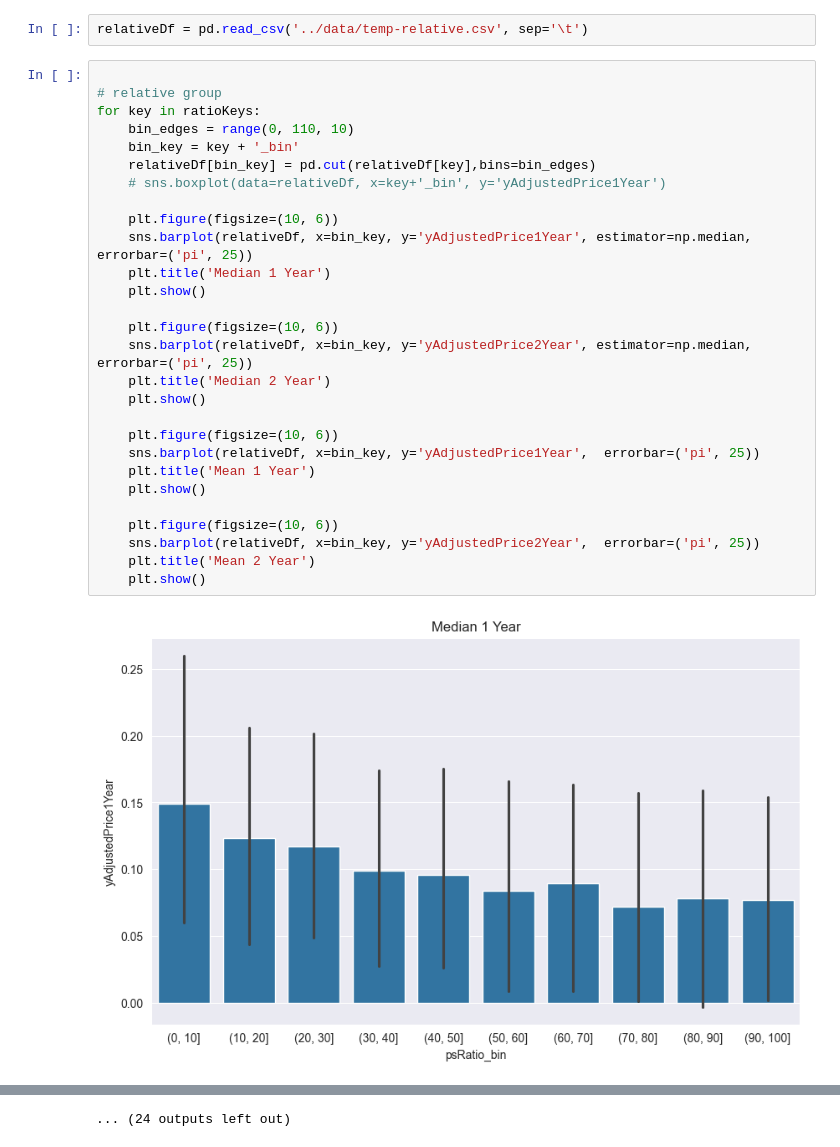
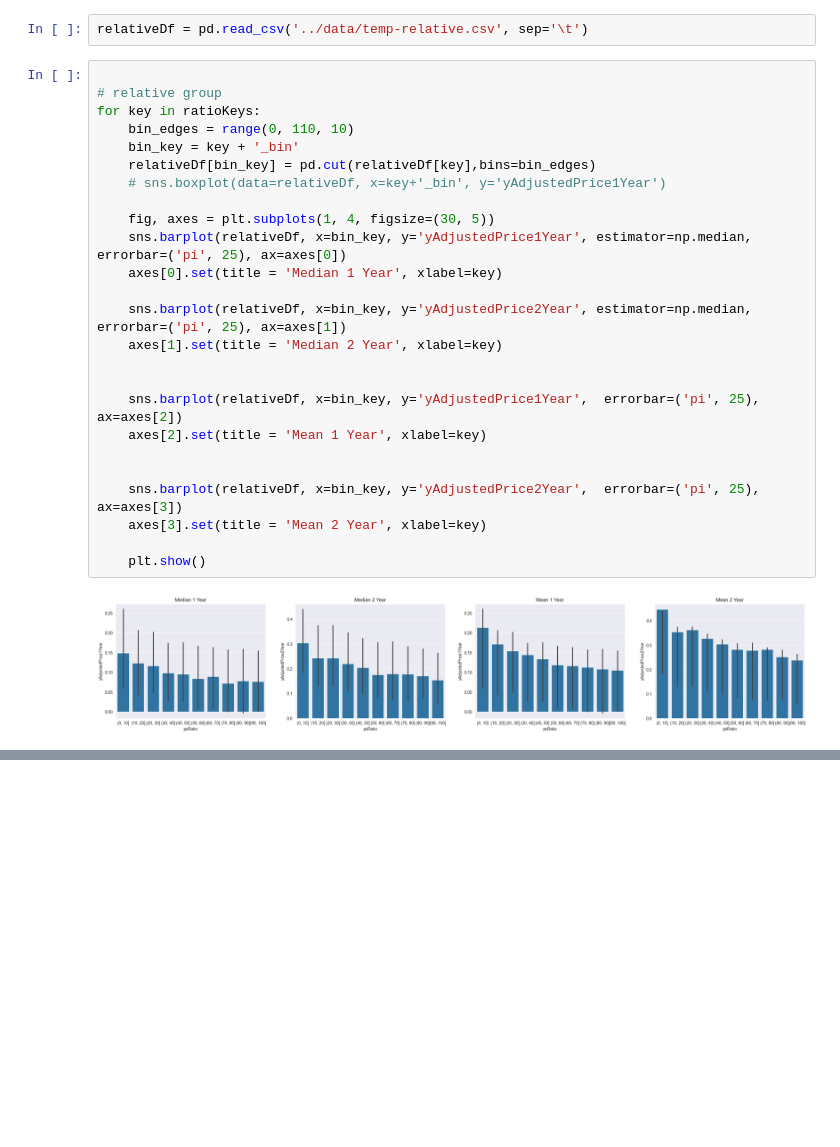
Before and after one commit to danielPaszek/masters-thesis-stocks, a Jupyter notebook: notebooks/drawing_with_relative.ipynb, the cells around one changed output, grey strips where cells are left out. Drawn from its saved outputs; the diff is of its cells as text; blank space fills up the shorter version.

Commit message:
more charts

```diff
--- a/notebooks/drawing_with_relative.ipynb
+++ b/notebooks/drawing_with_relative.ipynb
@@ -13,30 +13,27 @@ relativeDf = pd.read_csv('../data/temp-relative.csv', sep='\t')
 # %%
 
 # relative group
 for key in ratioKeys:
     bin_edges = range(0, 110, 10)
     bin_key = key + '_bin'
     relativeDf[bin_key] = pd.cut(relativeDf[key],bins=bin_edges)
     # sns.boxplot(data=relativeDf, x=key+'_bin', y='yAdjustedPrice1Year')
 
-    plt.figure(figsize=(10, 6))
-    sns.barplot(relativeDf, x=bin_key, y='yAdjustedPrice1Year', estimator=np.median, errorbar=('pi', 25))
-    plt.title('Median 1 Year')
+    fig, axes = plt.subplots(1, 4, figsize=(30, 5))
+    sns.barplot(relativeDf, x=bin_key, y='yAdjustedPrice1Year', estimator=np.median, errorbar=('pi', 25), ax=axes[0])
+    axes[0].set(title = 'Median 1 Year', xlabel=key)
+
+    sns.barplot(relativeDf, x=bin_key, y='yAdjustedPrice2Year', estimator=np.median, errorbar=('pi', 25), ax=axes[1])
+    axes[1].set(title = 'Median 2 Year', xlabel=key)
+
+
+    sns.barplot(relativeDf, x=bin_key, y='yAdjustedPrice1Year',  errorbar=('pi', 25), ax=axes[2])
+    axes[2].set(title = 'Mean 1 Year', xlabel=key)
+
+
+    sns.barplot(relativeDf, x=bin_key, y='yAdjustedPrice2Year',  errorbar=('pi', 25), ax=axes[3])
+    axes[3].set(title = 'Mean 2 Year', xlabel=key)
+
     plt.show()
-
-    plt.figure(figsize=(10, 6))
-    sns.barplot(relativeDf, x=bin_key, y='yAdjustedPrice2Year', estimator=np.median, errorbar=('pi', 25))
-    plt.title('Median 2 Year')
-    plt.show()
-
-    plt.figure(figsize=(10, 6))
-    sns.barplot(relativeDf, x=bin_key, y='yAdjustedPrice1Year',  errorbar=('pi', 25))
-    plt.title('Mean 1 Year')
-    plt.show()
-
-    plt.figure(figsize=(10, 6))
-    sns.barplot(relativeDf, x=bin_key, y='yAdjustedPrice2Year',  errorbar=('pi', 25))
-    plt.title('Mean 2 Year')
-    plt.show()
 # %% [output]
-[figure, old version]
+[figure, new version]
@@ -54 +47,0 @@ for key in ratioKeys:
-... (24 outputs left out)
```
Also changed, not shown: parts of 1 cell of this notebook.
